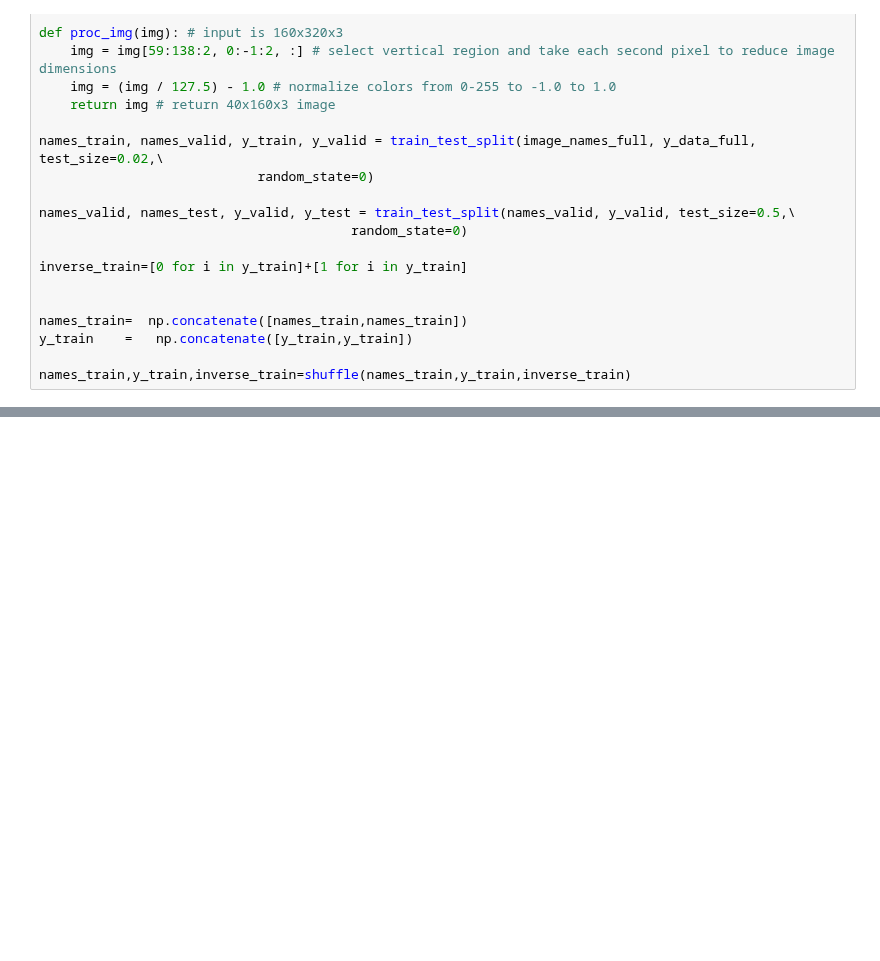
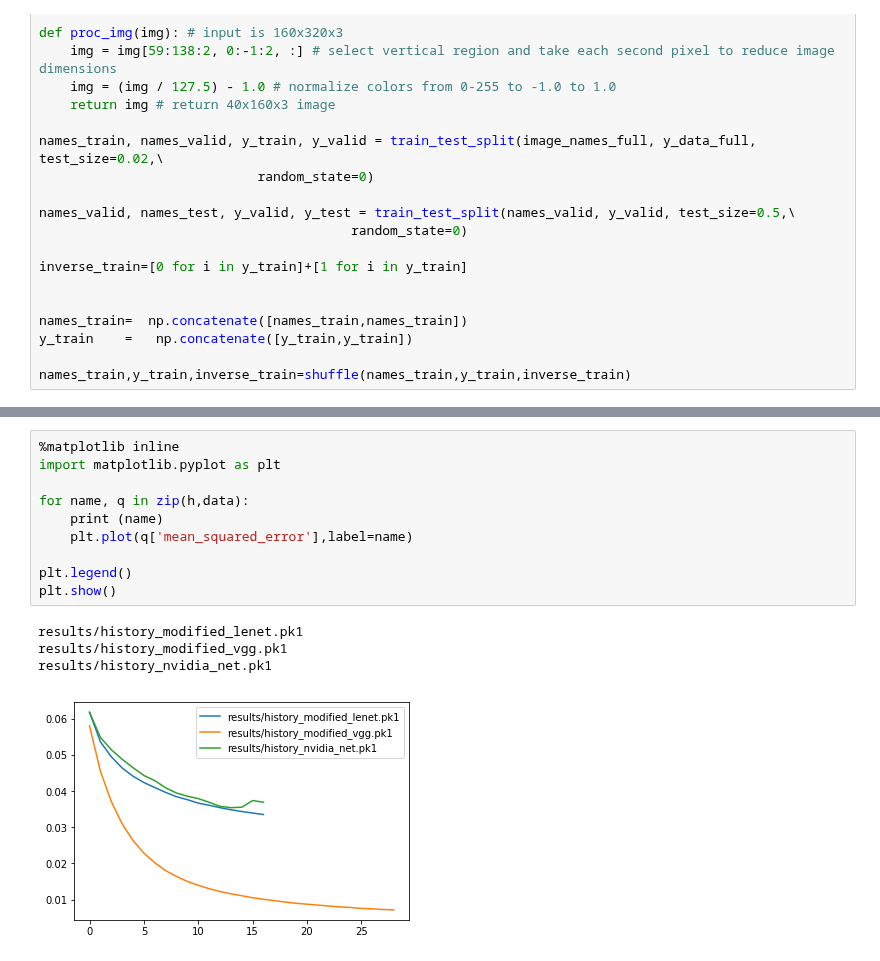
Before and after one commit to tarasovp/udacity, a Jupyter notebook: CarND-Behavioral-Cloning-P3/lenet_generator_v6.ipynb, the cells around one changed output, grey strips where cells are left out. Drawn from its saved outputs; the diff is of its cells as text; blank space fills up the shorter version.

```diff
--- a/CarND-Behavioral-Cloning-P3/lenet_generator_v6.ipynb
+++ b/CarND-Behavioral-Cloning-P3/lenet_generator_v6.ipynb
@@ -152,0 +178,15 @@ The installed widget Javascript is the wrong version.
+# %%
+%matplotlib inline
+import matplotlib.pyplot as plt
+
+for name, q in zip(h,data):
+    print (name)
+    plt.plot(q['mean_squared_error'],label=name)
+
+plt.legend()
+plt.show()
+# %% [output]
+results/history_modified_lenet.pk1
+results/history_modified_vgg.pk1
+results/history_nvidia_net.pk1
+[figure, added]
```
Also changed, not shown: parts of 9 cells of this notebook, 13 other files.
